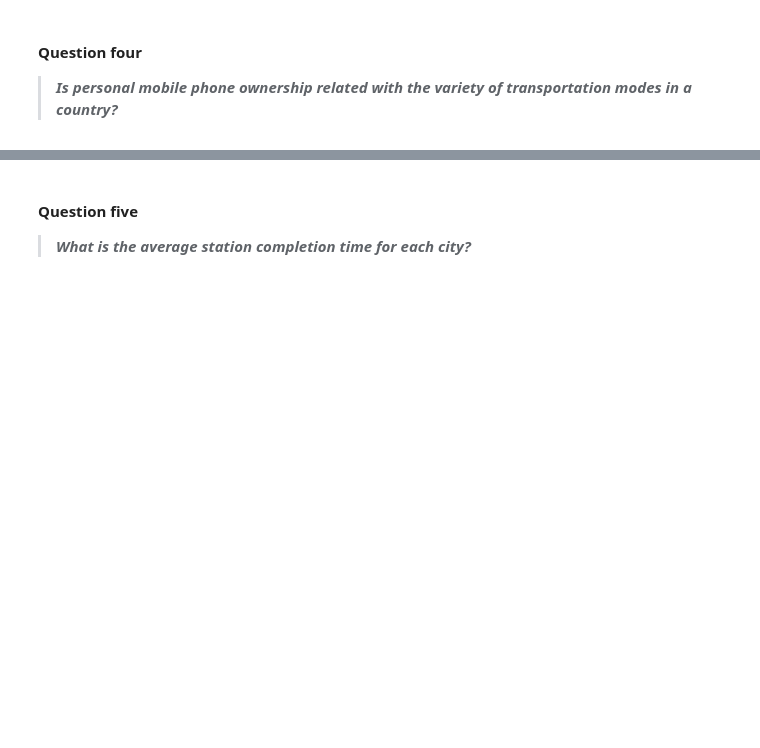
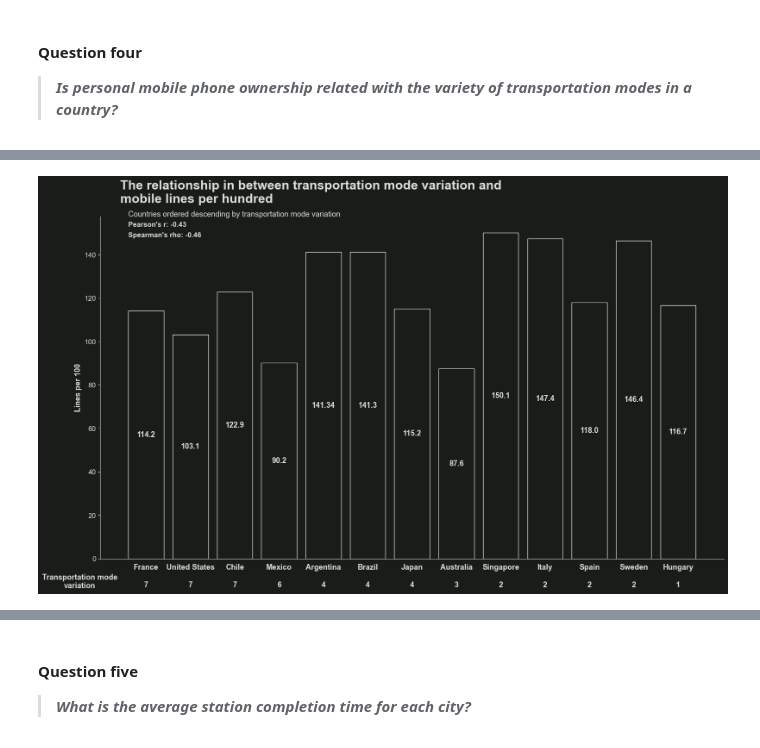
Before and after one commit to ejgenc/data-analysis_city-lines, a Jupyter notebook: notebooks/data-analysis.ipynb, the cells around one changed output, grey strips where cells are left out. Drawn from its saved outputs; the diff is of its cells as text; code cells hidden in the pictures; blank space fills up the shorter version.

```diff
--- a/notebooks/data-analysis.ipynb
+++ b/notebooks/data-analysis.ipynb
@@ -142,0 +159,86 @@ result
+# %%
+# --- data prep ---
+data = result.loc[:, ["tr_mode_variation", "lines_per_hundred"]]
+bar_labels = result.loc[:,"country"].values
+bar_positions = [i for i in bar_labels]
+bar_height = data.loc[:, "lines_per_hundred"]
+rcorr = result.corr(method="pearson")
+rhocorr = result.corr(method="spearman")
+
+# --- viz setup ---
+# create figure
+fig = plt.figure(figsize = (19.20, 10.80),
+                 dpi = 100)
+ax = fig.add_subplot(1, 1, 1)
+
+# configure params
+# titles
+plt.figtext(s="The relationship in between transportation mode variation and\nmobile lines per hundred",
+          x=0.15,
+          y=0.91,
+          va="baseline",
+          ha="left",
+          fontsize=22,
+          fontweight="bold")
+
+plt.figtext(s="Countries ordered descending by transportation mode variation",
+             x=0.16,
+             y=0.88,
+             va="baseline",
+             ha="left",
+             fontsize=13,
+             fontweight="normal")
+
+# axis labels
+ax.set_ylabel("Lines per 100",
+              fontsize=13,
+              fontweight="bold")
+
+plt.figtext(s="Transportation mode\nvariation",
+             x=0.10,
+             y=0.06,
+             va="baseline",
+             ha="center",
+             fontsize=13,
+             fontweight="bold")
+
+# spines and axes
+for spine in ["right", "top"]:
+    ax.spines[spine].set_visible(False)
+
+# --- plotting ---
+bar = ax.bar(x=bar_positions,
+            height=bar_height,
+            color="#FFFFFF00",
+            edgecolor="#DBDDDB", linewidth=1)
+
+# ticks and labels
+ax.set_xticks(bar_positions)
+ax.set_xticklabels(labels=[bar_label + "\n\n" + rank for bar_label, rank in zip(bar_labels, data["tr_mode_variation"].astype(str).values)],
+                   fontsize=13,
+                   fontweight="bold")
+
+ax.tick_params(axis = "x",
+    which = "both",
+    bottom = False,
+    top = False,
+    left = False,
+    right = False,
+    pad = 5)
+
+# bar annotation
+ax.bar_label(bar, labels=bar_height, label_type="center",
+             fontsize=13, fontweight="bold")
+
+ax.text(x=-0.4, y=153,
+        s="Pearson's r: " + "{:.2f}".format(rcorr.values[0][1]),
+        va="baseline",
+        ha="left",
+        fontweight="bold")
+
+ax.text(x=-0.4, y=148,
+        s="Spearman's rho: " + "{:.2f}".format(rhocorr.values[0][1]),
+        va="baseline",
+        ha="left",
+        fontweight="bold")
+# %% [output]
@@ -142,0 +246 @@ result
+[figure, added]
```
Also changed, not shown: parts of 20 cells of this notebook.
